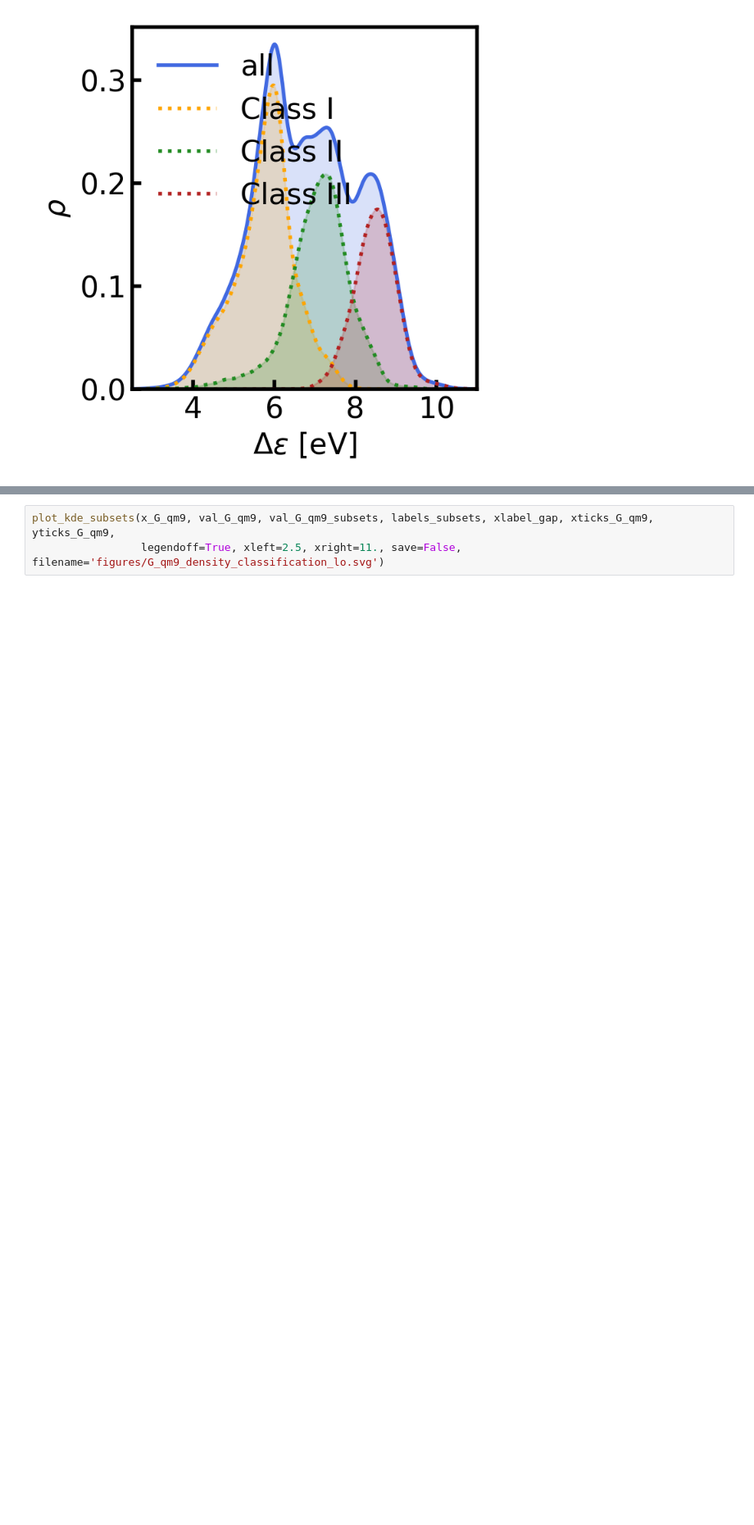
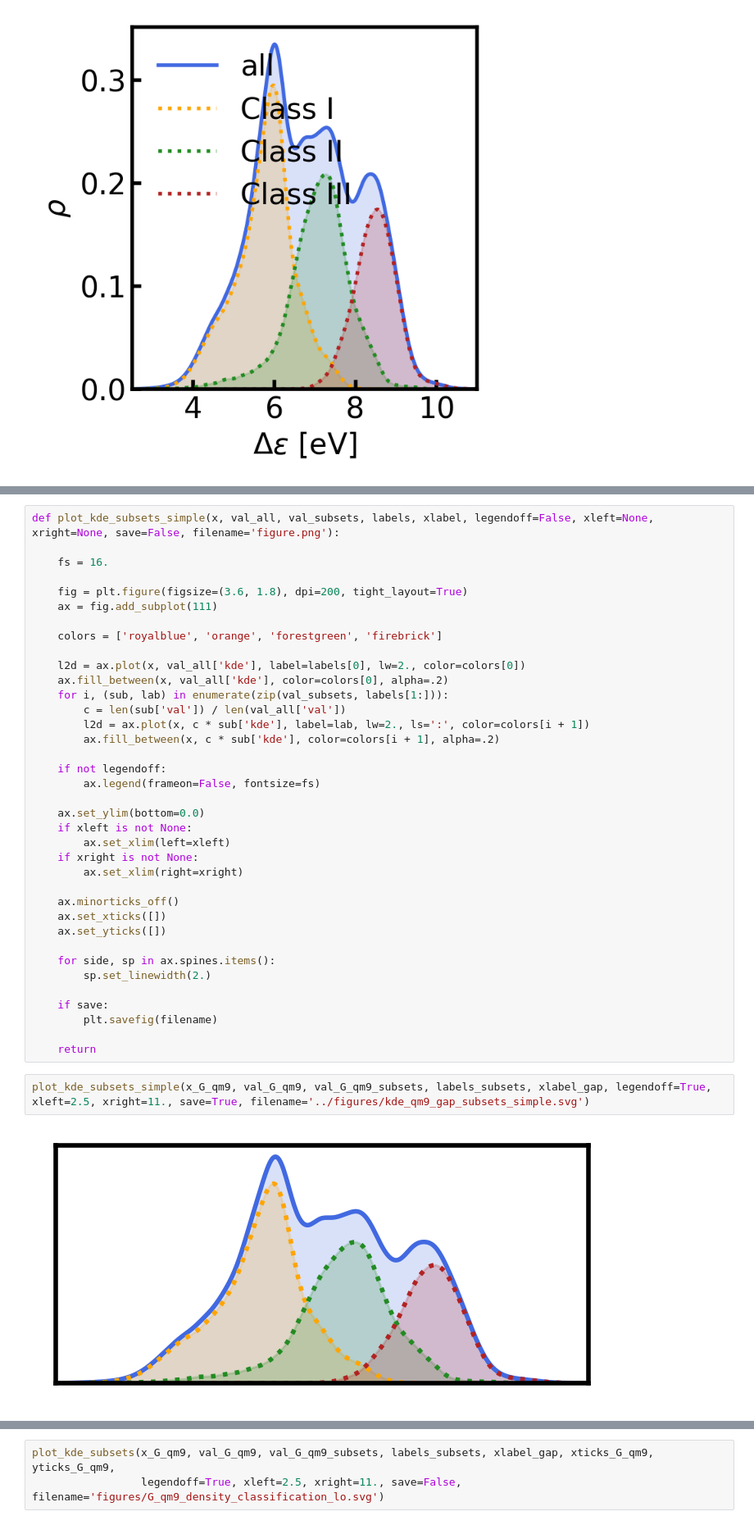
Before and after one commit to b3rn4rdm/SelectedML, a Jupyter notebook: notebooks/distribution_figures.ipynb, the cells around one changed output, grey strips where cells are left out. Shown at 82% size. Saved outputs shown, nothing was run; the diff lists cells and outputs as text; blank space fills up the shorter version.

Commit message:
minort adjustments

```diff
--- a/notebooks/distribution_figures.ipynb
+++ b/notebooks/distribution_figures.ipynb
@@ -530,0 +562,41 @@ plot_kde_subsets(x_G_qm9, val_G_qm9, val_G_qm9_subsets, labels_subsets, xlabel_g
+# %%
+def plot_kde_subsets_simple(x, val_all, val_subsets, labels, xlabel, legendoff=False, xleft=None, xright=None, save=False, filename='figure.png'):
+
+    fs = 16.
+
+    fig = plt.figure(figsize=(3.6, 1.8), dpi=200, tight_layout=True)
+    ax = fig.add_subplot(111)
+
+    colors = ['royalblue', 'orange', 'forestgreen', 'firebrick']
+
+    l2d = ax.plot(x, val_all['kde'], label=labels[0], lw=2., color=colors[0])
+    ax.fill_between(x, val_all['kde'], color=colors[0], alpha=.2)
+    for i, (sub, lab) in enumerate(zip(val_subsets, labels[1:])):
+        c = len(sub['val']) / len(val_all['val'])
+        l2d = ax.plot(x, c * sub['kde'], label=lab, lw=2., ls=':', color=colors[i + 1])
+        ax.fill_between(x, c * sub['kde'], color=colors[i + 1], alpha=.2)
+
+    if not legendoff:
+        ax.legend(frameon=False, fontsize=fs)
+
+    ax.set_ylim(bottom=0.0)
+    if xleft is not None:
+        ax.set_xlim(left=xleft)
+    if xright is not None:
+        ax.set_xlim(right=xright)
+
+    ax.minorticks_off()
+    ax.set_xticks([])
+    ax.set_yticks([])
+
+    for side, sp in ax.spines.items():
+        sp.set_linewidth(2.)
+
+    if save:
+        plt.savefig(filename)
+
+    return
+# %%
+plot_kde_subsets_simple(x_G_qm9, val_G_qm9, val_G_qm9_subsets, labels_subsets, xlabel_gap, legendoff=True, xleft=2.5, xright=11., save=True, filename='../figures/kde_qm9_gap_subsets_simple.svg')
+# %% [output]
+[figure, added]
```
Also changed, not shown: parts of 3 cells of this notebook.
